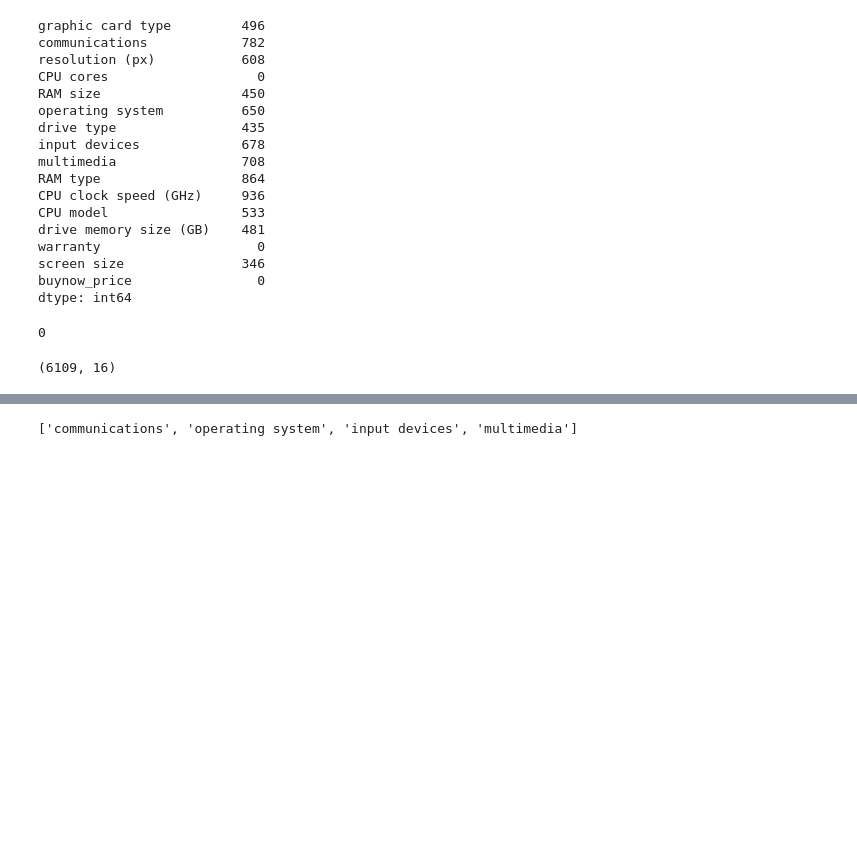
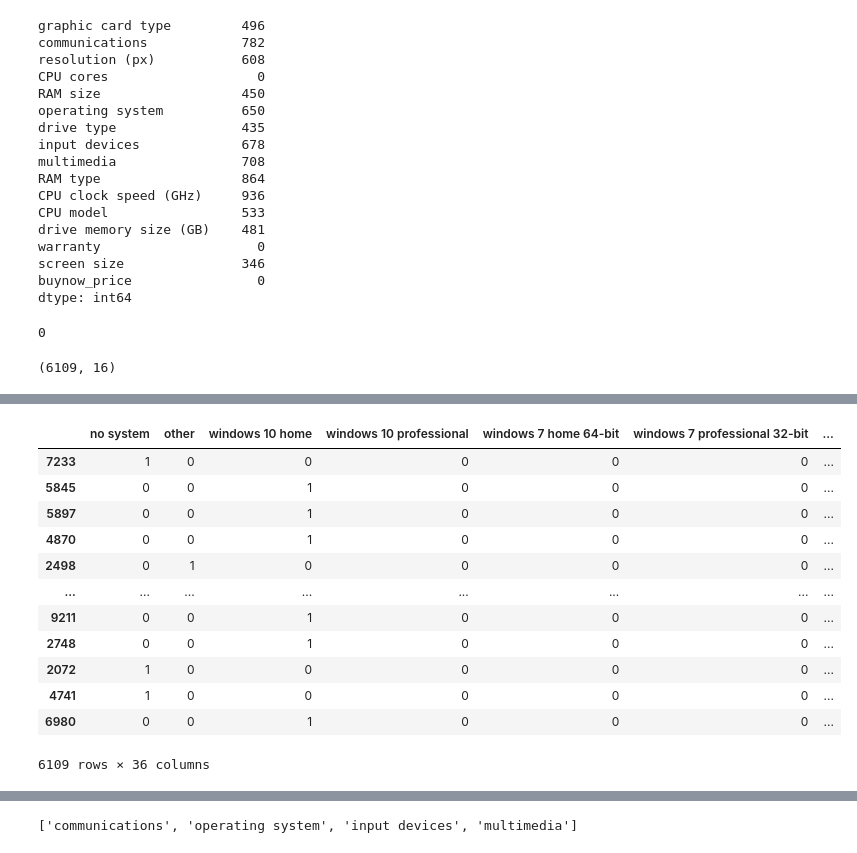
Before and after one commit to CHANDUKOLUSU/Laptop-Price-Prediction-using-ML-DL, a Jupyter notebook: Laptop Price Prediction.ipynb, the cells around one changed output, grey strips where cells are left out. Drawn from its saved outputs; the diff is of its cells as text; code cells hidden in the pictures; blank space fills up the shorter version.

```diff
--- a/Laptop Price Prediction.ipynb
+++ b/Laptop Price Prediction.ipynb
@@ -102,0 +220,22 @@ df.shape
+# %%
+# apply same logic to other suitable variables
+dummy_cols = ['drive type', 'RAM type', 'CPU model']
+for col in dummy_cols:
+    col_dummies_df = df[col].str.get_dummies()
+    dummies_df = pd.concat([dummies_df, col_dummies_df], axis=1)
+
+dummies_df
+# %% [output]
+|  | no system | other | windows 10 home | windows 10 professional | windows 7 home 64-bit | windows 7 professional 32-bit | ... |
+| 7233 | 1 | 0 | 0 | 0 | 0 | 0 | ... |
+| 5845 | 0 | 0 | 1 | 0 | 0 | 0 | ... |
+| 5897 | 0 | 0 | 1 | 0 | 0 | 0 | ... |
+| 4870 | 0 | 0 | 1 | 0 | 0 | 0 | ... |
+| 2498 | 0 | 1 | 0 | 0 | 0 | 0 | ... |
+| ... | ... | ... | ... | ... | ... | ... | ... |
+| 9211 | 0 | 0 | 1 | 0 | 0 | 0 | ... |
+| 2748 | 0 | 0 | 1 | 0 | 0 | 0 | ... |
+| 2072 | 1 | 0 | 0 | 0 | 0 | 0 | ... |
+| 4741 | 1 | 0 | 0 | 0 | 0 | 0 | ... |
+| 6980 | 0 | 0 | 1 | 0 | 0 | 0 | ... |
+6109 rows × 36 columns
```
Also changed, not shown: parts of 22 cells of this notebook.
